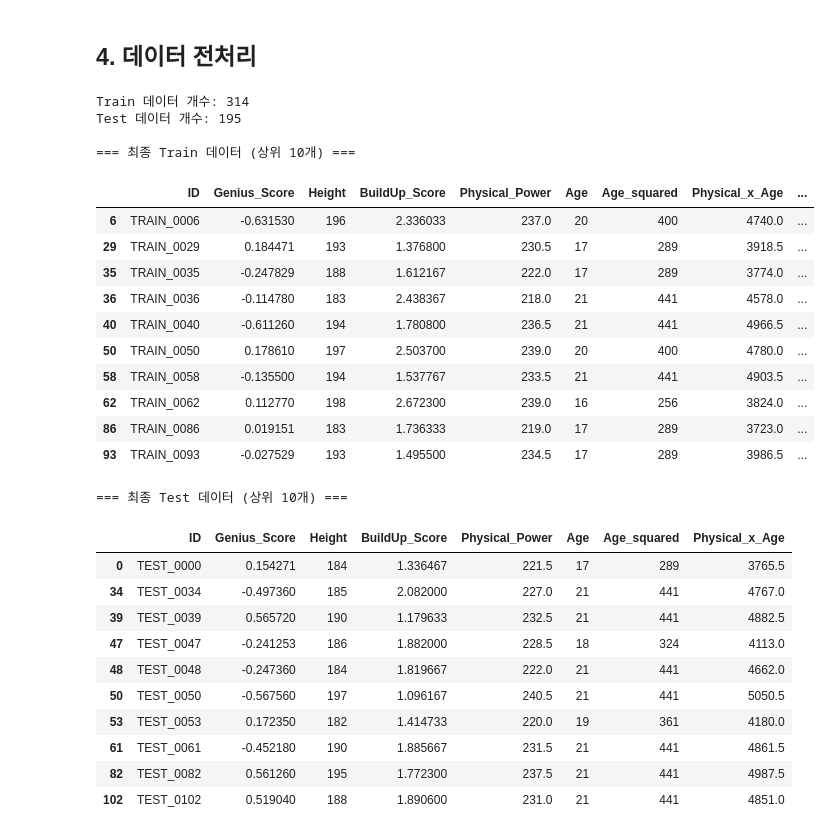
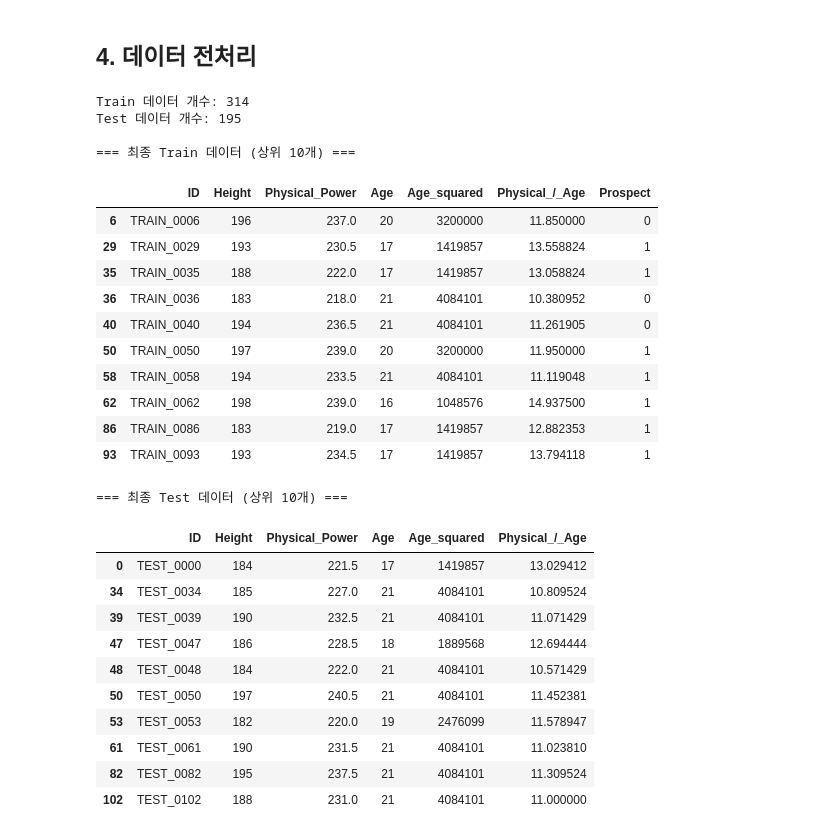
Before and after one commit to YNARU0818/Little-Sonny-analysis, a Jupyter notebook: littlesonny3.ipynb, the cells around one changed output. Saved outputs shown, nothing was run; the diff lists cells and outputs as text; code cells hidden in the pictures.

```diff
--- a/littlesonny3.ipynb
+++ b/littlesonny3.ipynb
@@ -735,70 +735,70 @@ def preprocessing(df, is_train=True):
 
     # (4) BuildUp Score
     df['BuildUp_Score'] = (df['BallControl'] + df['ShortPassing'] + df['Vision']) / 3
-    df['Physical_x_Age'] = df['Physical_Power'] * df['Age']
+    df['Physical_/_Age'] = df['Physical_Power'] / df['Age']
 
-    df['Age_squared'] = df['Age'] ** 2
+    df['Age_squared'] = df['Age'] ** 5
     # (5) 컬럼 정리
     features = [
         'ID',              # ID는 나중에 제출할 때 필수!
-        'Genius_Score',
+        #'Genius_Score',
         'Height',
-        'BuildUp_Score',
+        #'BuildUp_Score',
         'Physical_Power',
         'Age',
         'Age_squared',
-        'Physical_x_Age'
+        'Physical_/_Age'
     ]
 
     # Train에는 정답(Prospect)이 있고, Test에는 없으니까 구분해서 처리
     if is_train:
         return df[features + ['Prospect']]
     else:
         return df[features] # Test는 정답 없이 반환
 
 # ---------------------------------------------------------
 # 3️⃣ 실행!
 # ---------------------------------------------------------
 final_train = preprocessing(train_gk, is_train=True)
 final_test = preprocessing(test_gk, is_train=False)
 
 # 확인
 print(f"Train 데이터 개수: {len(final_train)}")
 print(f"Test 데이터 개수: {len(final_test)}")
 
 print("\n=== 최종 Train 데이터 (상위 10개) ===")
 display(final_train.head(10))
 
 print("\n=== 최종 Test 데이터 (상위 10개) ===")
 display(final_test.head(10))
 # %% [output]
 Train 데이터 개수: 314
 Test 데이터 개수: 195
 
 === 최종 Train 데이터 (상위 10개) ===
-|  | ID | Genius_Score | Height | BuildUp_Score | Physical_Power | Age | Age_squared | Physical_x_Age | ... |
-| 6 | TRAIN_0006 | -0.631530 | 196 | 2.336033 | 237.0 | 20 | 400 | 4740.0 | ... |
-| 29 | TRAIN_0029 | 0.184471 | 193 | 1.376800 | 230.5 | 17 | 289 | 3918.5 | ... |
-| 35 | TRAIN_0035 | -0.247829 | 188 | 1.612167 | 222.0 | 17 | 289 | 3774.0 | ... |
-| 36 | TRAIN_0036 | -0.114780 | 183 | 2.438367 | 218.0 | 21 | 441 | 4578.0 | ... |
-| 40 | TRAIN_0040 | -0.611260 | 194 | 1.780800 | 236.5 | 21 | 441 | 4966.5 | ... |
-| 50 | TRAIN_0050 | 0.178610 | 197 | 2.503700 | 239.0 | 20 | 400 | 4780.0 | ... |
-| 58 | TRAIN_0058 | -0.135500 | 194 | 1.537767 | 233.5 | 21 | 441 | 4903.5 | ... |
-| 62 | TRAIN_0062 | 0.112770 | 198 | 2.672300 | 239.0 | 16 | 256 | 3824.0 | ... |
-| 86 | TRAIN_0086 | 0.019151 | 183 | 1.736333 | 219.0 | 17 | 289 | 3723.0 | ... |
-| 93 | TRAIN_0093 | -0.027529 | 193 | 1.495500 | 234.5 | 17 | 289 | 3986.5 | ... |
+|  | ID | Height | Physical_Power | Age | Age_squared | Physical_/_Age | Prospect |
+| 6 | TRAIN_0006 | 196 | 237.0 | 20 | 3200000 | 11.850000 | 0 |
+| 29 | TRAIN_0029 | 193 | 230.5 | 17 | 1419857 | 13.558824 | 1 |
+| 35 | TRAIN_0035 | 188 | 222.0 | 17 | 1419857 | 13.058824 | 1 |
+| 36 | TRAIN_0036 | 183 | 218.0 | 21 | 4084101 | 10.380952 | 0 |
+| 40 | TRAIN_0040 | 194 | 236.5 | 21 | 4084101 | 11.261905 | 0 |
+| 50 | TRAIN_0050 | 197 | 239.0 | 20 | 3200000 | 11.950000 | 1 |
+| 58 | TRAIN_0058 | 194 | 233.5 | 21 | 4084101 | 11.119048 | 1 |
+| 62 | TRAIN_0062 | 198 | 239.0 | 16 | 1048576 | 14.937500 | 1 |
+| 86 | TRAIN_0086 | 183 | 219.0 | 17 | 1419857 | 12.882353 | 1 |
+| 93 | TRAIN_0093 | 193 | 234.5 | 17 | 1419857 | 13.794118 | 1 |
 === 최종 Test 데이터 (상위 10개) ===
-|  | ID | Genius_Score | Height | BuildUp_Score | Physical_Power | Age | Age_squared | Physical_x_Age |
-| 0 | TEST_0000 | 0.154271 | 184 | 1.336467 | 221.5 | 17 | 289 | 3765.5 |
-| 34 | TEST_0034 | -0.497360 | 185 | 2.082000 | 227.0 | 21 | 441 | 4767.0 |
-| 39 | TEST_0039 | 0.565720 | 190 | 1.179633 | 232.5 | 21 | 441 | 4882.5 |
-| 47 | TEST_0047 | -0.241253 | 186 | 1.882000 | 228.5 | 18 | 324 | 4113.0 |
-| 48 | TEST_0048 | -0.247360 | 184 | 1.819667 | 222.0 | 21 | 441 | 4662.0 |
-| 50 | TEST_0050 | -0.567560 | 197 | 1.096167 | 240.5 | 21 | 441 | 5050.5 |
-| 53 | TEST_0053 | 0.172350 | 182 | 1.414733 | 220.0 | 19 | 361 | 4180.0 |
-| 61 | TEST_0061 | -0.452180 | 190 | 1.885667 | 231.5 | 21 | 441 | 4861.5 |
-| 82 | TEST_0082 | 0.561260 | 195 | 1.772300 | 237.5 | 21 | 441 | 4987.5 |
-| 102 | TEST_0102 | 0.519040 | 188 | 1.890600 | 231.0 | 21 | 441 | 4851.0 |
+|  | ID | Height | Physical_Power | Age | Age_squared | Physical_/_Age |
+| 0 | TEST_0000 | 184 | 221.5 | 17 | 1419857 | 13.029412 |
+| 34 | TEST_0034 | 185 | 227.0 | 21 | 4084101 | 10.809524 |
+| 39 | TEST_0039 | 190 | 232.5 | 21 | 4084101 | 11.071429 |
+| 47 | TEST_0047 | 186 | 228.5 | 18 | 1889568 | 12.694444 |
+| 48 | TEST_0048 | 184 | 222.0 | 21 | 4084101 | 10.571429 |
+| 50 | TEST_0050 | 197 | 240.5 | 21 | 4084101 | 11.452381 |
+| 53 | TEST_0053 | 182 | 220.0 | 19 | 2476099 | 11.578947 |
+| 61 | TEST_0061 | 190 | 231.5 | 21 | 4084101 | 11.023810 |
+| 82 | TEST_0082 | 195 | 237.5 | 21 | 4084101 | 11.309524 |
+| 102 | TEST_0102 | 188 | 231.0 | 21 | 4084101 | 11.000000 |
 # %%
 # 1. 폰트 설정 (Mac 사용자용)
 plt.rcParams['font.family'] = 'AppleGothic'
```
Also changed, not shown: parts of 2 cells of this notebook.
